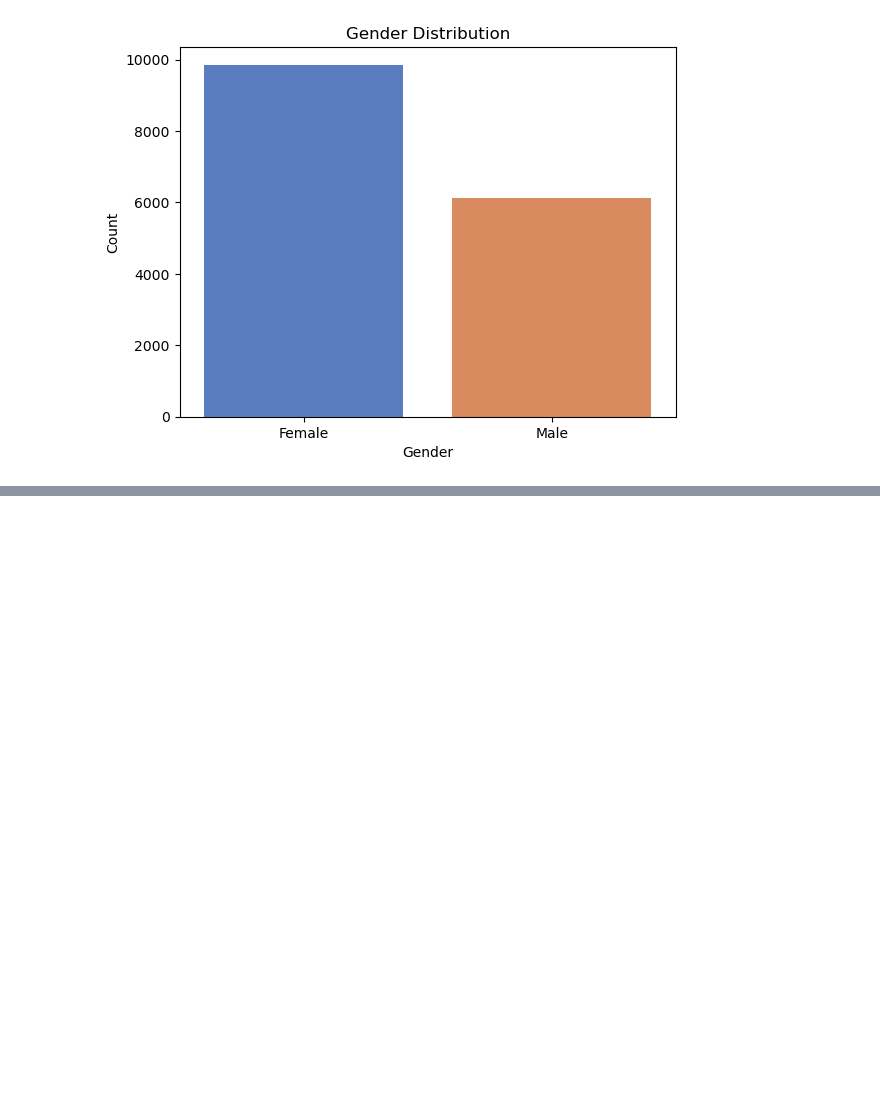
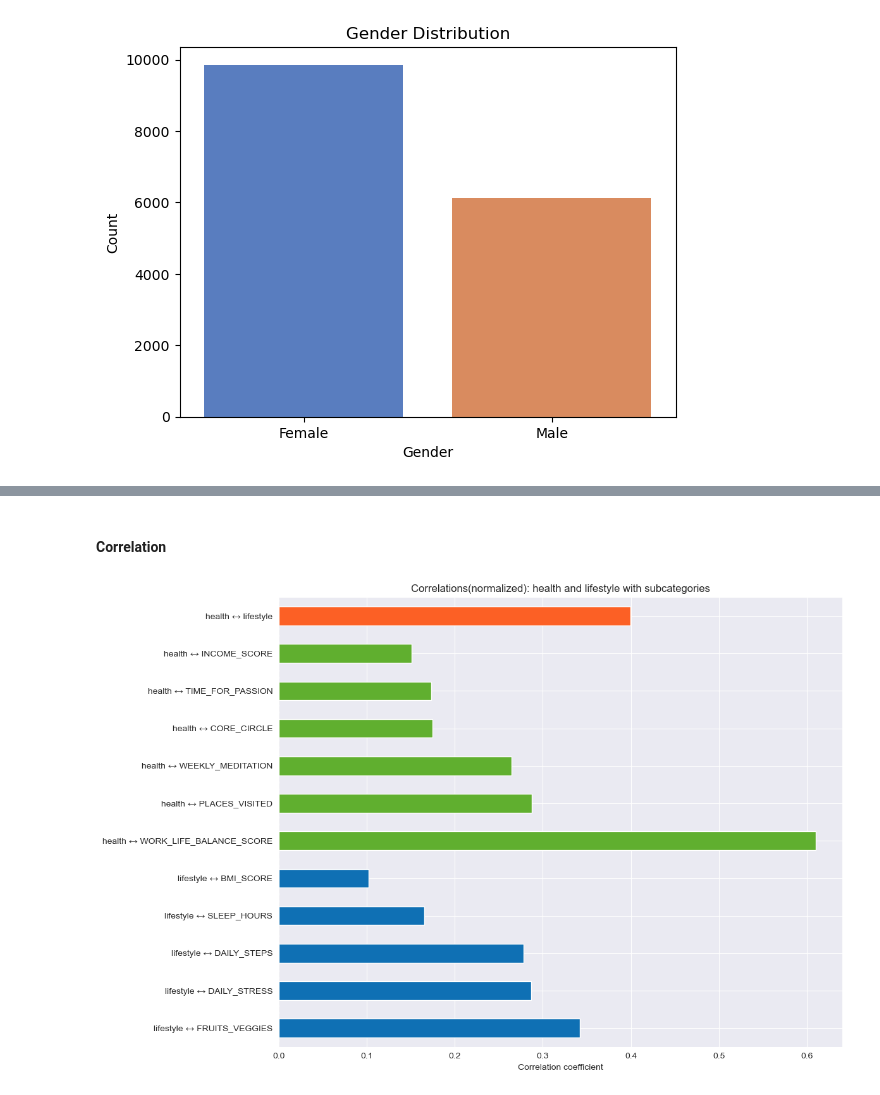
Before and after one commit to amsun001/Project_DataScience-lifestyle-and-wellbeing, a Jupyter notebook: Script/LifestyleAndWellbeing.ipynb, the cells around one changed output, grey strips where cells are left out. Saved outputs shown, nothing was run; the diff lists cells and outputs as text; code cells hidden in the pictures; blank space fills up the shorter version.

```diff
--- a/Script/LifestyleAndWellbeing.ipynb
+++ b/Script/LifestyleAndWellbeing.ipynb
@@ -281,0 +366,68 @@ plt.show()
+# %% [markdown]
+#### **Correlation**
+# %%
+# add health and lifestyle to the scaled_df
+scaled_df["health"] = csv_data["health"]
+scaled_df["lifestyle"] = csv_data["lifestyle"]
+
+health_subcategories = [
+    "FRUITS_VEGGIES",
+    "DAILY_STRESS",
+    "DAILY_STEPS",
+    "SLEEP_HOURS",
+    "BMI_SCORE"
+]
+
+lifestyle_subcategories = [
+    "PLACES_VISITED",
+    "CORE_CIRCLE",
+    "TIME_FOR_PASSION",
+    "WEEKLY_MEDITATION",
+    "WORK_LIFE_BALANCE_SCORE",
+    "INCOME_SCORE"
+]
+
+
+# calculate correlations between health and lifestyle subcategories
+corr_health_to_lifestyle = {
+    f"health ↔ {col}": scaled_df["health"].corr(scaled_df[col]) for col in lifestyle_subcategories
+}
+#calculate correlations between lifestyle and health subcategories
+corr_lifestyle_to_health = {
+    f"lifestyle ↔ {col}": scaled_df["lifestyle"].corr(scaled_df[col]) for col in health_subcategories
+}
+
+# health ↔ lifestyle correlation
+general_corr = {"health ↔ lifestyle": scaled_df["health"].corr(scaled_df["lifestyle"])}
+
+# sort every group
+sorted_health_to_lifestyle = dict(sorted(corr_health_to_lifestyle.items(), key=lambda x: x[1]))
+sorted_lifestyle_to_health = dict(sorted(corr_lifestyle_to_health.items(), key=lambda x: x[1]))
+
+# put in the right order
+final_corrs = {**general_corr, **sorted_health_to_lifestyle, **sorted_lifestyle_to_health}
+
+# set colours
+colors = []
+for key in final_corrs.keys():
+    if key == "health ↔ lifestyle":
+        colors.append("#fc6025")
+    elif key.startswith("health ↔"):
+        colors.append("#60af2f")
+    else:
+        colors.append("#0f70b4")
+
+# plotting
+corr_series = pd.Series(final_corrs)
+
+plt.figure(figsize=(12, 8))
+corr_series.plot(kind="barh", color=colors)
+
+plt.title("Correlations(normalized): health and lifestyle with subcategories")
+plt.xlabel("Correlation coefficient")
+plt.axvline(0, color='gray', linestyle='--')
+plt.gca().invert_yaxis()  # so that health ↔ lifestyle is at the top
+plt.tight_layout()
+plt.show()
+# %% [output]
+[figure, added]
```
Also changed, not shown: parts of 8 cells of this notebook.
